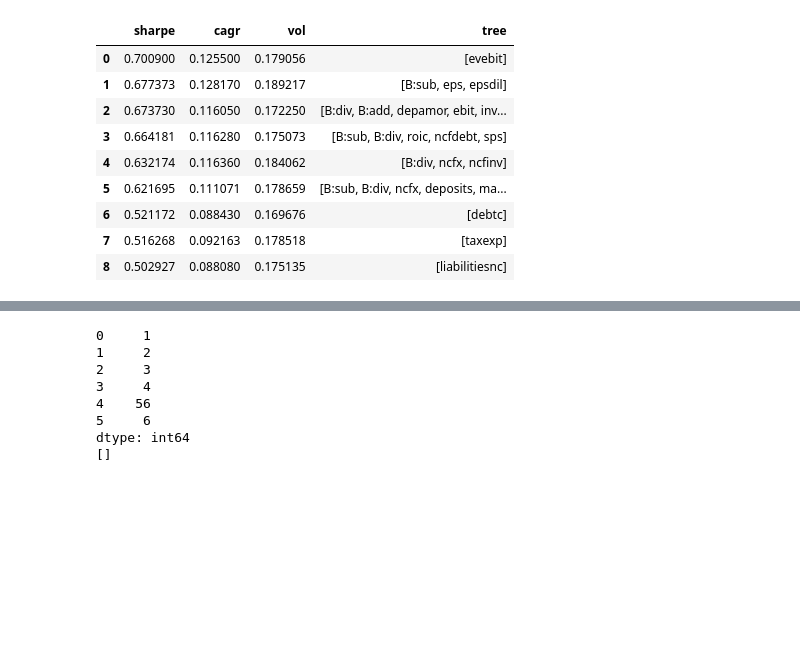
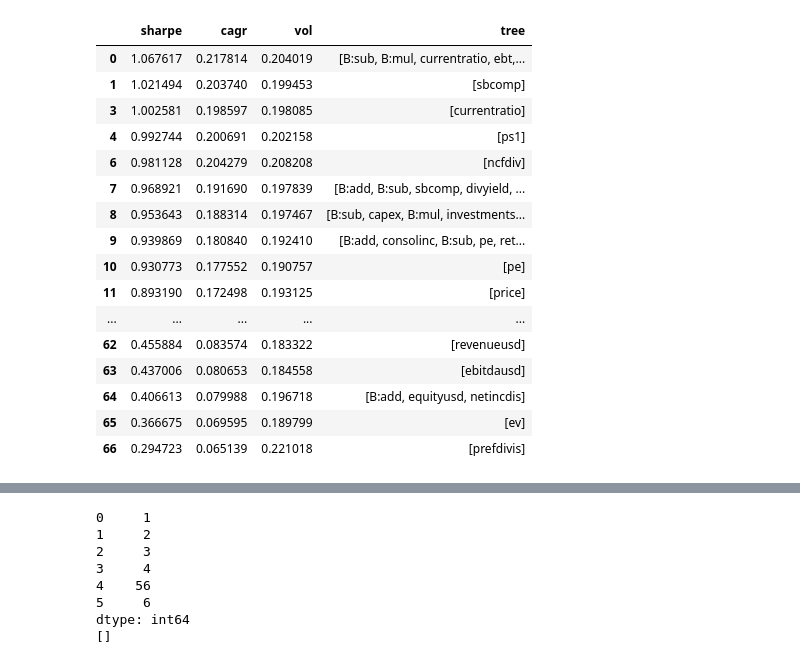
Before and after one commit to earendil25/RL_factor_search, a Jupyter notebook: result_visual.ipynb, the cells around one changed output, grey strips where cells are left out. Saved outputs shown, nothing was run; the diff lists cells and outputs as text; code cells hidden in the pictures; blank space fills up the shorter version.

```diff
--- a/result_visual.ipynb
+++ b/result_visual.ipynb
@@ -4,17 +4,26 @@ import numpy as np
 import random
 from quantnote import BacktestEngine, Strategy
 # %%
-result_tree_df = pd.read_parquet('result_tree.parquet').sort_values('sharpe',ascending=False).reset_index(drop=True)
+result_tree_df = pd.read_parquet('DQN_result_df.parquet').sort_values('sharpe',ascending=False).reset_index(drop=True)
+result_tree_df = result_tree_df.drop_duplicates(['sharpe','cagr','vol'])
+
 result_tree_df
 # %% [output]
 |  | sharpe | cagr | vol | tree |
-| 0 | 0.700900 | 0.125500 | 0.179056 | [evebit] |
-| 1 | 0.677373 | 0.128170 | 0.189217 | [B:sub, eps, epsdil] |
-| 2 | 0.673730 | 0.116050 | 0.172250 | [B:div, B:add, depamor, ebit, inv... |
-| 3 | 0.664181 | 0.116280 | 0.175073 | [B:sub, B:div, roic, ncfdebt, sps] |
-| 4 | 0.632174 | 0.116360 | 0.184062 | [B:div, ncfx, ncfinv] |
-| 5 | 0.621695 | 0.111071 | 0.178659 | [B:sub, B:div, ncfx, deposits, ma... |
-| 6 | 0.521172 | 0.088430 | 0.169676 | [debtc] |
-| 7 | 0.516268 | 0.092163 | 0.178518 | [taxexp] |
-| 8 | 0.502927 | 0.088080 | 0.175135 | [liabilitiesnc] |
+| 0 | 1.067617 | 0.217814 | 0.204019 | [B:sub, B:mul, currentratio, ebt,... |
+| 1 | 1.021494 | 0.203740 | 0.199453 | [sbcomp] |
+| 3 | 1.002581 | 0.198597 | 0.198085 | [currentratio] |
+| 4 | 0.992744 | 0.200691 | 0.202158 | [ps1] |
+| 6 | 0.981128 | 0.204279 | 0.208208 | [ncfdiv] |
+| 7 | 0.968921 | 0.191690 | 0.197839 | [B:add, B:sub, sbcomp, divyield, ... |
+| 8 | 0.953643 | 0.188314 | 0.197467 | [B:sub, capex, B:mul, investments... |
+| 9 | 0.939869 | 0.180840 | 0.192410 | [B:add, consolinc, B:sub, pe, ret... |
+| 10 | 0.930773 | 0.177552 | 0.190757 | [pe] |
+| 11 | 0.893190 | 0.172498 | 0.193125 | [price] |
+| ... | ... | ... | ... | ... |
+| 62 | 0.455884 | 0.083574 | 0.183322 | [revenueusd] |
+| 63 | 0.437006 | 0.080653 | 0.184558 | [ebitdausd] |
+| 64 | 0.406613 | 0.079988 | 0.196718 | [B:add, equityusd, netincdis] |
+| 65 | 0.366675 | 0.069595 | 0.189799 | [ev] |
+| 66 | 0.294723 | 0.065139 | 0.221018 | [prefdivis] |
 # %%
```
Also changed, not shown: parts of 8 cells of this notebook, 5 other files.
